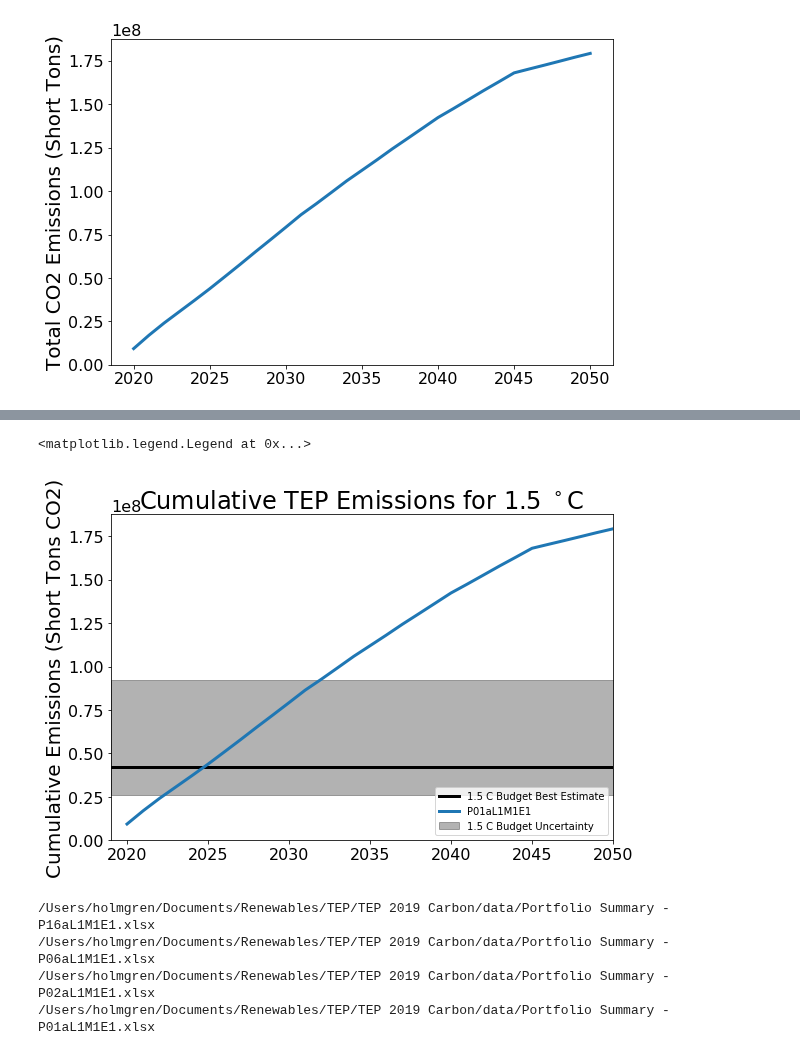
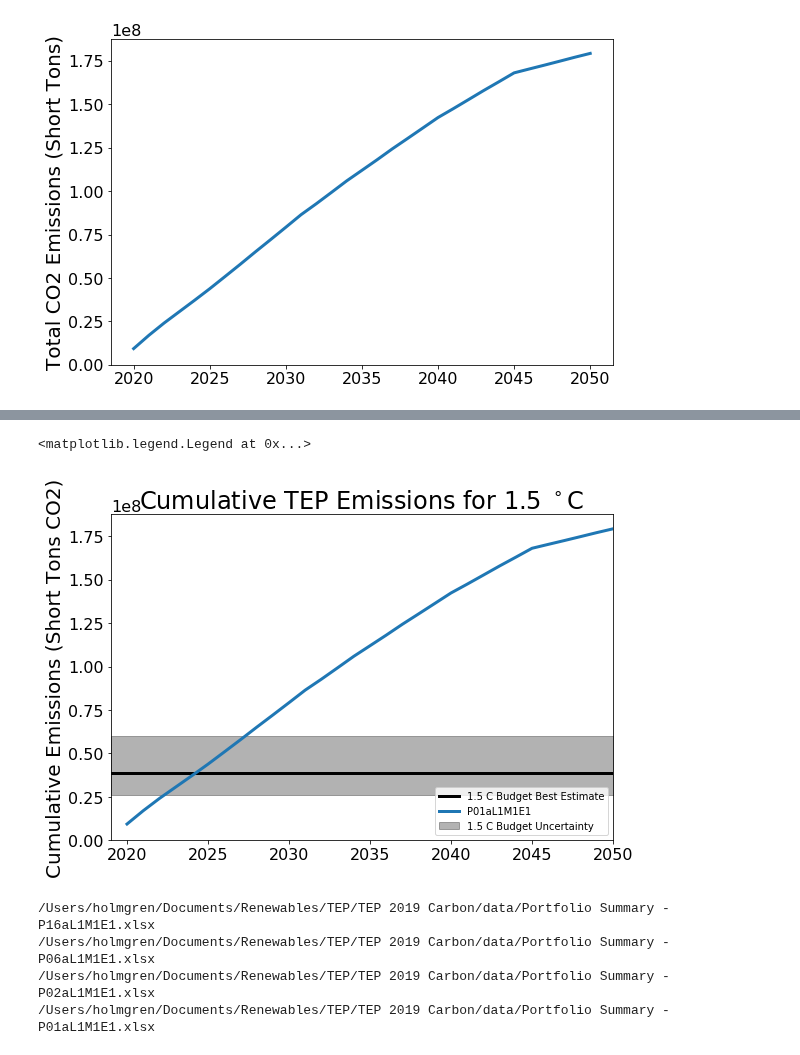
Before and after one commit to CLIMAS-UA/tepcarbon, a Jupyter notebook: tep_carbon.ipynb, the cells around one changed output, grey strips where cells are left out. Cells and saved outputs as stored; diff of their text form; code cells hidden in the pictures.

```diff
--- a/tep_carbon.ipynb
+++ b/tep_carbon.ipynb
@@ -406,3 +476,0 @@ dtype: float64
-# %%
-carbon_budget_globe = calc_carbon_budget_globe(2.0, tcre_tons_co2_ipcc2013)
-carbon_budget_globe / 1e9
@@ -419,5 +638,9 @@ dtype: float64
+# %%
+# take global values directly from paper for comparison with values calculated above
+carbon_budget_globe_15_rogelj2019 = pd.Series([480, 320, 740], index=['best', 'low', 'high']) * 1e9
+carbon_budget_globe_20_rogelj2019 = pd.Series([1400, 1930, 1070], index=['best', 'low', 'high']) * 1e9
 # %%
-def calc_carbon_budget_tep(target, transient_climate_response):
+def calc_carbon_budget_tep(carbon_budget_globe, transient_climate_response):
     """
     Parameters
     ----------
@@ -430,7 +653,12 @@ def calc_carbon_budget_tep(target, transient_climate_response):
         TEP carbon budget in short tons
     """
     carbon_budget_globe = calc_carbon_budget_globe(target, transient_climate_response)
+    if target == 1.5:
+        carbon_budget_globe = carbon_budget_globe_15_rogelj2019
+    elif target == 2.0:
+        carbon_budget_globe = carbon_budget_globe_20_rogelj2019
     carbon_budget_us = carbon_budget_globe * (325 / 7700)  # assume budget based on % populuation
+    carbon_budget_us = carbon_budget_globe * 0.07  # assume budget based INDC estimates (PROVISIONAL)
     carbon_budget_us_electric = carbon_budget_us * 0.3  # wild guess
     carbon_budget_tep = carbon_budget_us_electric * 0.0035  # avg fraction of generation over last 10 years
     carbon_budget_tep *= metric_ton_to_short_ton  # TEP data is in short tons
@@ -487,28 +715,26 @@ dtype: float64
 # %%
 carbon_budgets_tep.to_csv(root_path / 'carbon_budgets.csv', index_label='estimate')
-# %%
-carbon_budget_tep = carbon_budgets_tep[1.5]
 # %%
 cumulative = environmental.cumsum()['Total CO2 Emissions, Tons']
 # %%
-def cumulative_plot():
+def cumulative_plot(carbon_budget_tep, target):
     fig, ax = plt.subplots()
     color = 'k'
-    target = 1.5
     ax.axhline(carbon_budget_tep['best'], label=f'{target} C Budget Best Estimate', color=color)
     ax.fill_between((cumulative.index[0] - 1, cumulative.index[-1] + 1), carbon_budget_tep['low'], carbon_budget_tep['high'], color=color, alpha=0.3, label=f'{target} C Budget Uncertainty')
     ax.set_xlim(cumulative.index[0] - 1, cumulative.index[-1])
     ax.set_ylabel('Cumulative Emissions (Short Tons CO2)')
     ax.set_title(f'Cumulative TEP Emissions for {target} $^\circ$C')
     return fig, ax
 
-fig, ax = cumulative_plot()
+target = 1.5
+fig, ax = cumulative_plot(carbon_budgets_tep[target], 1.5)
 ax.plot(cumulative.index, cumulative.values, zorder=10, label=name)
 ax.set_ylim(0, None)
 ax.legend(loc=4)
 # %% [output]
 <matplotlib.legend.Legend at 0x...>
-[figure, old version]
+[figure, new version]
 # %%
 portfolios = root_path.glob('Portfolio Summary - P*.xlsx')
 
```
Also changed, not shown: parts of 25 cells of this notebook.
